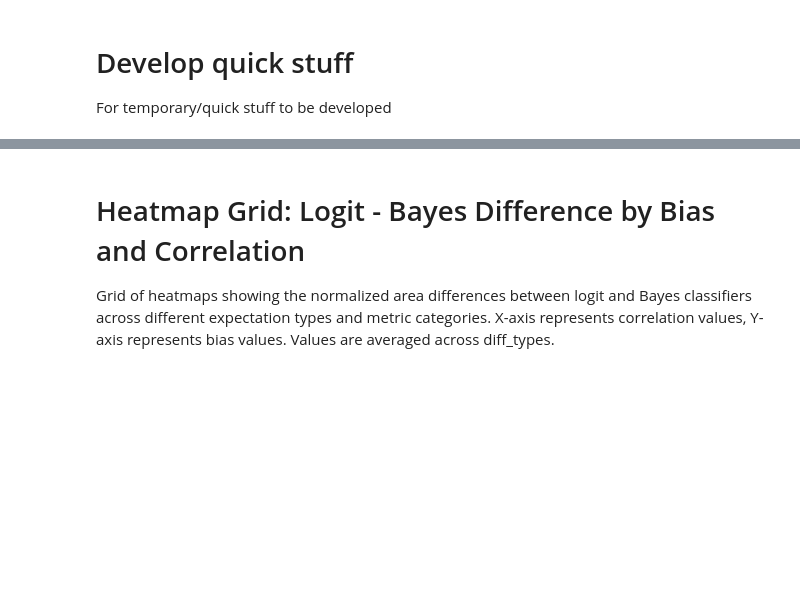
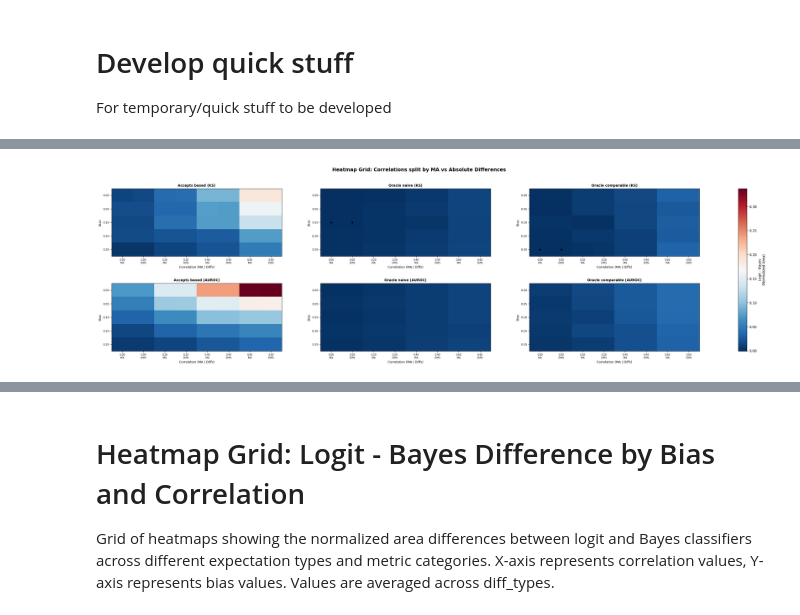
Before and after one commit to TheBISEconStatcian/BEReBASL, a Jupyter notebook: dev/tmp_develop.ipynb, the cells around one changed output, grey strips where cells are left out. Saved outputs shown, nothing was run; the diff lists cells and outputs as text; code cells hidden in the pictures; blank space fills up the shorter version.

```diff
--- a/dev/tmp_develop.ipynb
+++ b/dev/tmp_develop.ipynb
@@ -352,0 +919,20 @@ logit_area_minus_bayes_normed = normed_areas[..., 0, :] - normed_areas[..., 1, :
+# %%
+# === TEST: Heatmap grid with diff types on x-axis ===
+# Test the plot_heatmap_grid_with_diff_types function
+# Each heatmap has: y-axis = biases, x-axis = correlations split by diff types (MA | Diffs pairs)
+
+plot_heatmap_grid_with_diff_types(
+    data=logit_area_minus_bayes_normed,
+    metric_categories=METRIC_CATEGORIES,
+    expectation_types=EXPECTATION_TYPES,
+    biases=grid_biases,
+    corrs=grid_corrs,
+    diff_labels=['MA', 'Diffs'],
+    cmap='RdBu_r',
+    suptitle='Heatmap Grid: Correlations split by MA vs Absolute Differences',
+    title_bold=True,
+    cbar_label='Logit - Bayes\n(Normalized Area)',
+    title_mapping=custom_title_mapping
+)
+# %% [output]
+[figure, added]
```
Also changed, not shown: parts of 33 cells of this notebook.
